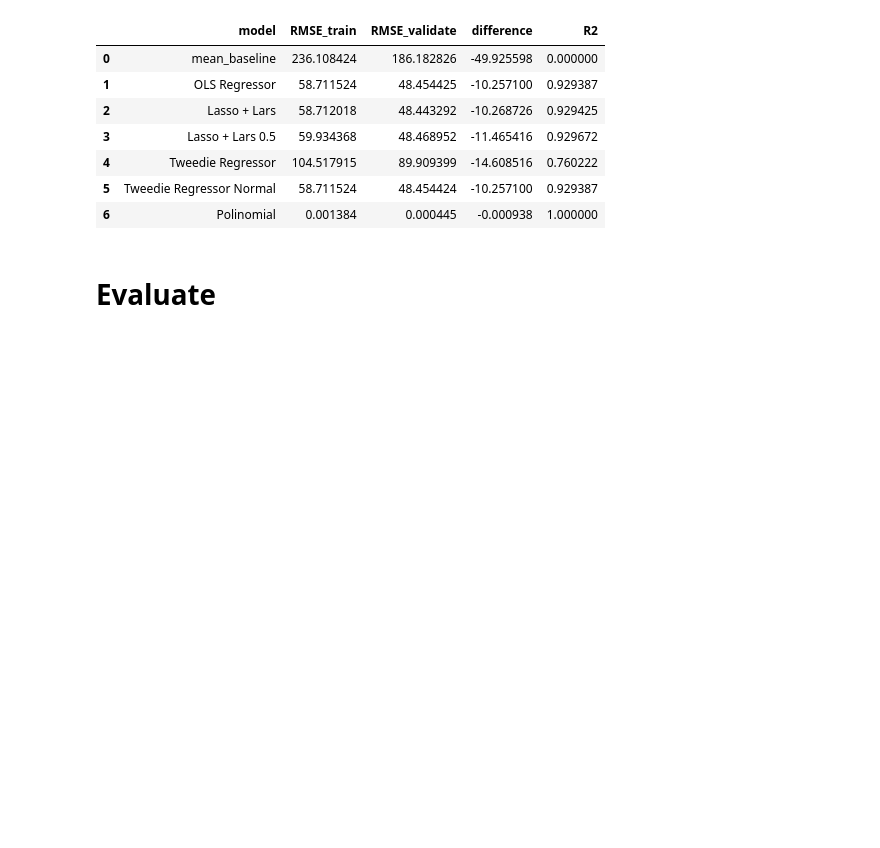
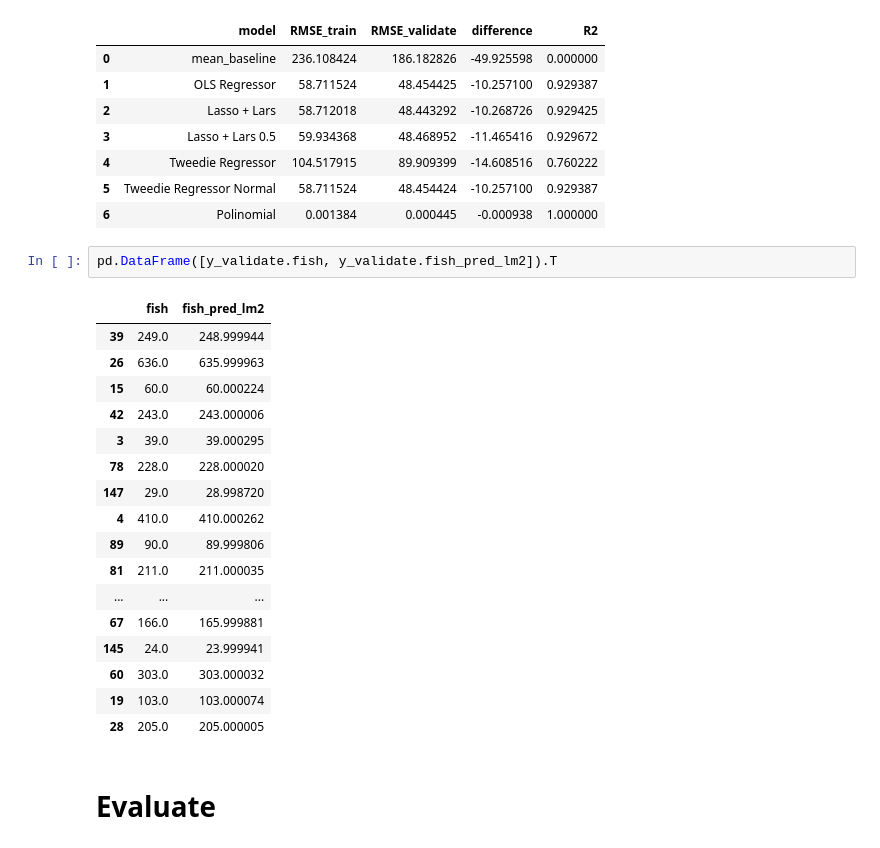
Before and after one commit to Adam-Harris87/regression-exercises, a Jupyter notebook: modeling.ipynb, the cells around one changed output. Drawn from its saved outputs; the diff is of its cells as text; blank space fills up the shorter version.

```diff
--- a/modeling.ipynb
+++ b/modeling.ipynb
@@ -614,6 +614,26 @@ metric_df
 | 4 | Tweedie Regressor | 104.517915 | 89.909399 | -14.608516 | 0.760222 |
 | 5 | Tweedie Regressor Normal | 58.711524 | 48.454424 | -10.257100 | 0.929387 |
 | 6 | Polinomial | 0.001384 | 0.000445 | -0.000938 | 1.000000 |
+# %%
+pd.DataFrame([y_validate.fish, y_validate.fish_pred_lm2]).T
+# %% [output]
+|  | fish | fish_pred_lm2 |
+| 39 | 249.0 | 248.999944 |
+| 26 | 636.0 | 635.999963 |
+| 15 | 60.0 | 60.000224 |
+| 42 | 243.0 | 243.000006 |
+| 3 | 39.0 | 39.000295 |
+| 78 | 228.0 | 228.000020 |
+| 147 | 29.0 | 28.998720 |
+| 4 | 410.0 | 410.000262 |
+| 89 | 90.0 | 89.999806 |
+| 81 | 211.0 | 211.000035 |
+| ... | ... | ... |
+| 67 | 166.0 | 165.999881 |
+| 145 | 24.0 | 23.999941 |
+| 60 | 303.0 | 303.000032 |
+| 19 | 103.0 | 103.000074 |
+| 28 | 205.0 | 205.000005 |
 # %% [markdown]
 # Evaluate
 # %%
```
Also changed, not shown: parts of 1 cell of this notebook.
